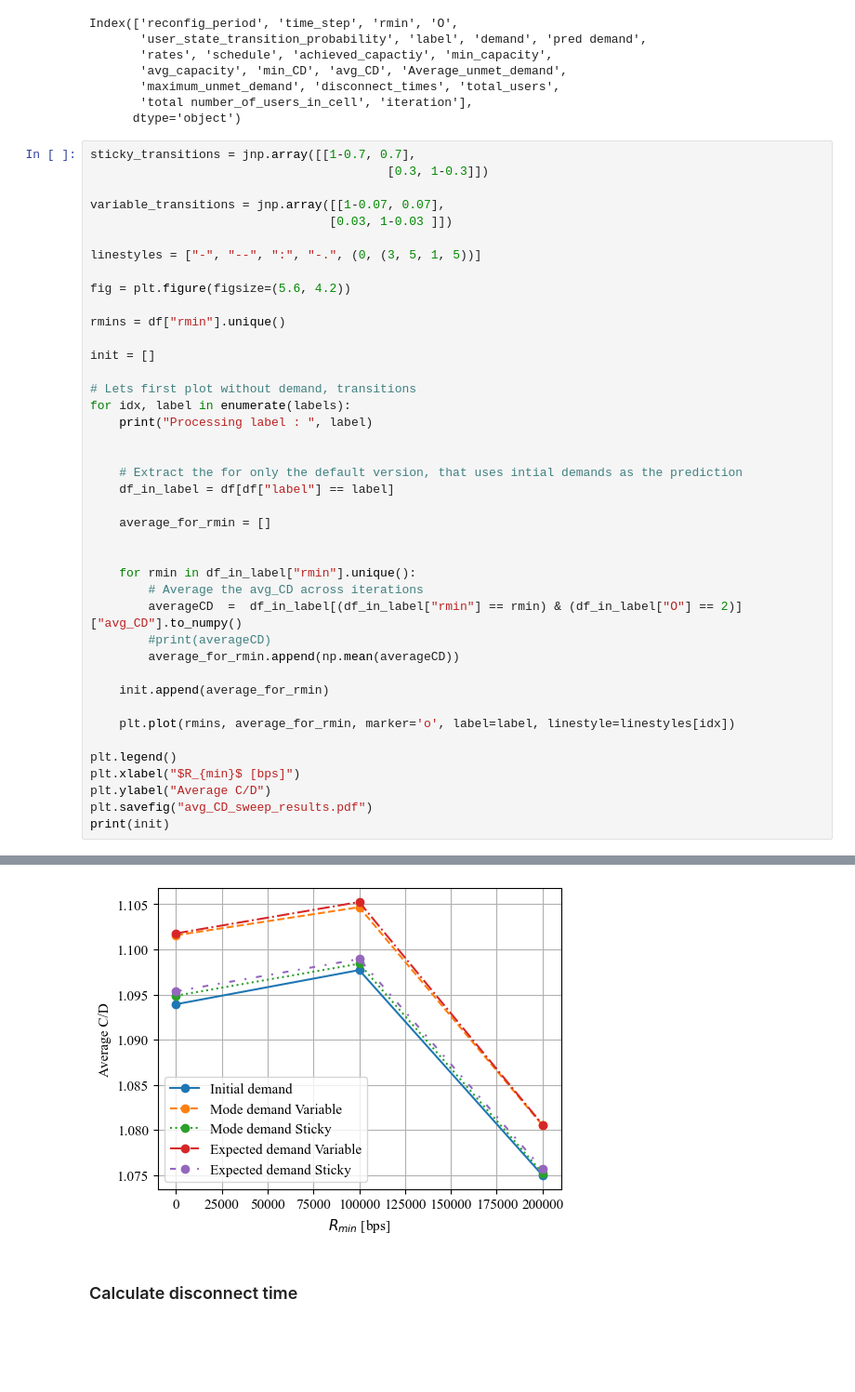
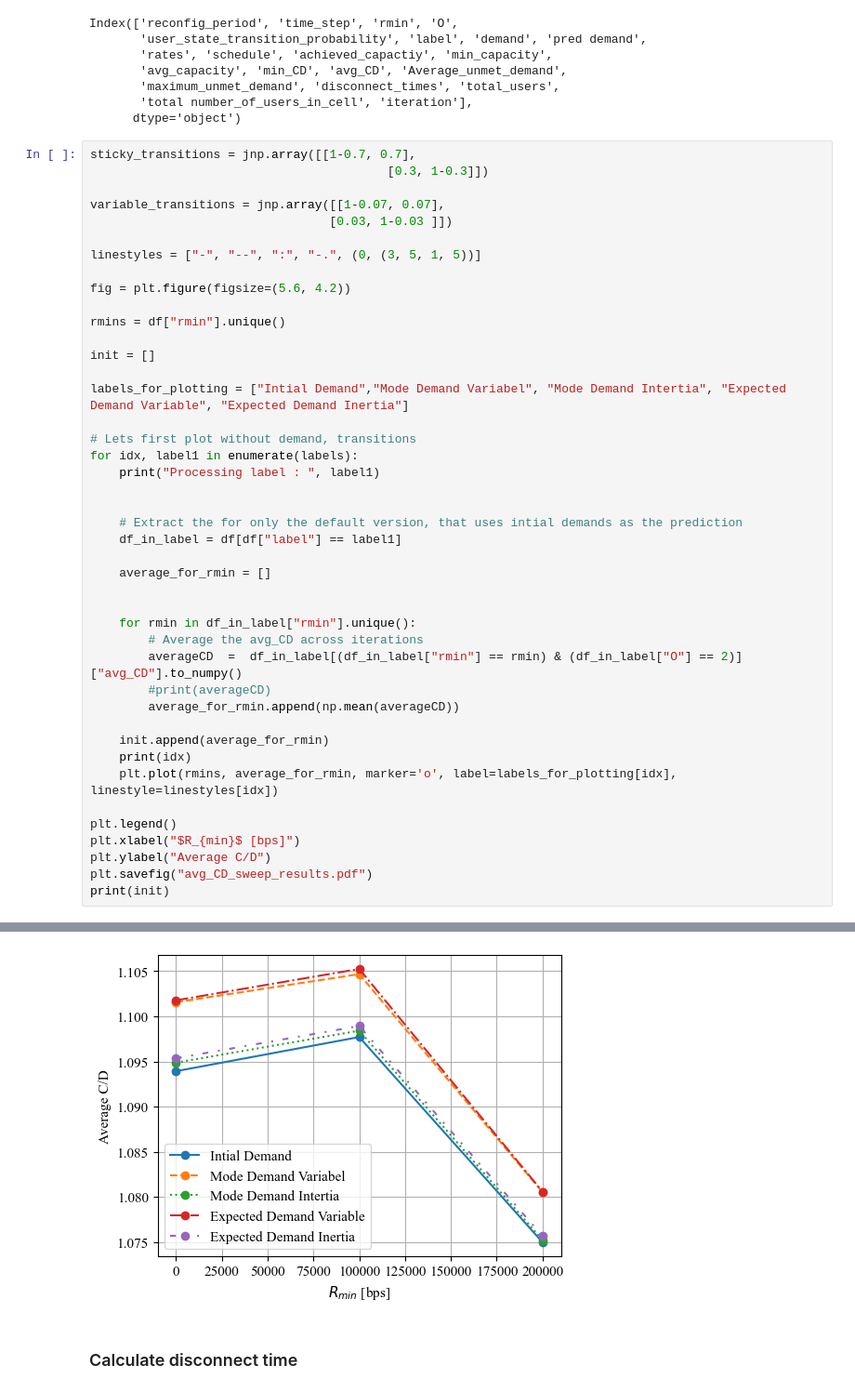
Before and after one commit to AppelEater/P10masters, a Jupyter notebook: visualizers/visualize_results_of_optimization.ipynb, the cells around one changed output, grey strips where cells are left out. Shown at 93% size. Cells and saved outputs as stored; diff of their text form; blank space fills up the shorter version.

```diff
--- a/visualizers/visualize_results_of_optimization.ipynb
+++ b/visualizers/visualize_results_of_optimization.ipynb
@@ -88,13 +88,15 @@ rmins = df["rmin"].unique()
 
 init = []
 
+labels_for_plotting = ["Intial Demand","Mode Demand Variabel", "Mode Demand Intertia", "Expected Demand Variable", "Expected Demand Inertia"]
+
 # Lets first plot without demand, transitions
-for idx, label in enumerate(labels):
-    print("Processing label : ", label)
+for idx, label1 in enumerate(labels):
+    print("Processing label : ", label1)
 
 
     # Extract the for only the default version, that uses intial demands as the prediction
-    df_in_label = df[df["label"] == label]
+    df_in_label = df[df["label"] == label1]
 
     average_for_rmin = []
 
@@ -106,8 +108,8 @@ for idx, label in enumerate(labels):
         average_for_rmin.append(np.mean(averageCD))
 
     init.append(average_for_rmin)
-
-    plt.plot(rmins, average_for_rmin, marker='o', label=label, linestyle=linestyles[idx])
+    print(idx)
+    plt.plot(rmins, average_for_rmin, marker='o', label=labels_for_plotting[idx], linestyle=linestyles[idx])
 
 plt.legend()
 plt.xlabel("$R_{min}$ [bps]")
@@ -123,5 +130,5 @@ Processing label :  Expected demand Sticky
 [[1.0939249, 1.0977067, 1.074986], [1.1015594, 1.104672, 1.0805278], [1.0948712, 1.0984102, 1.0752381], [1.1017666, 1.1052444, 1.0805968], [1.0953571, 1.0989302, 1.0756702]]
-[figure, old version]
+[figure, new version]
 # %% [markdown]
 ### Calculate disconnect time
 # %%
```
Also changed, not shown: parts of 1 cell of this notebook, 16 other files.
